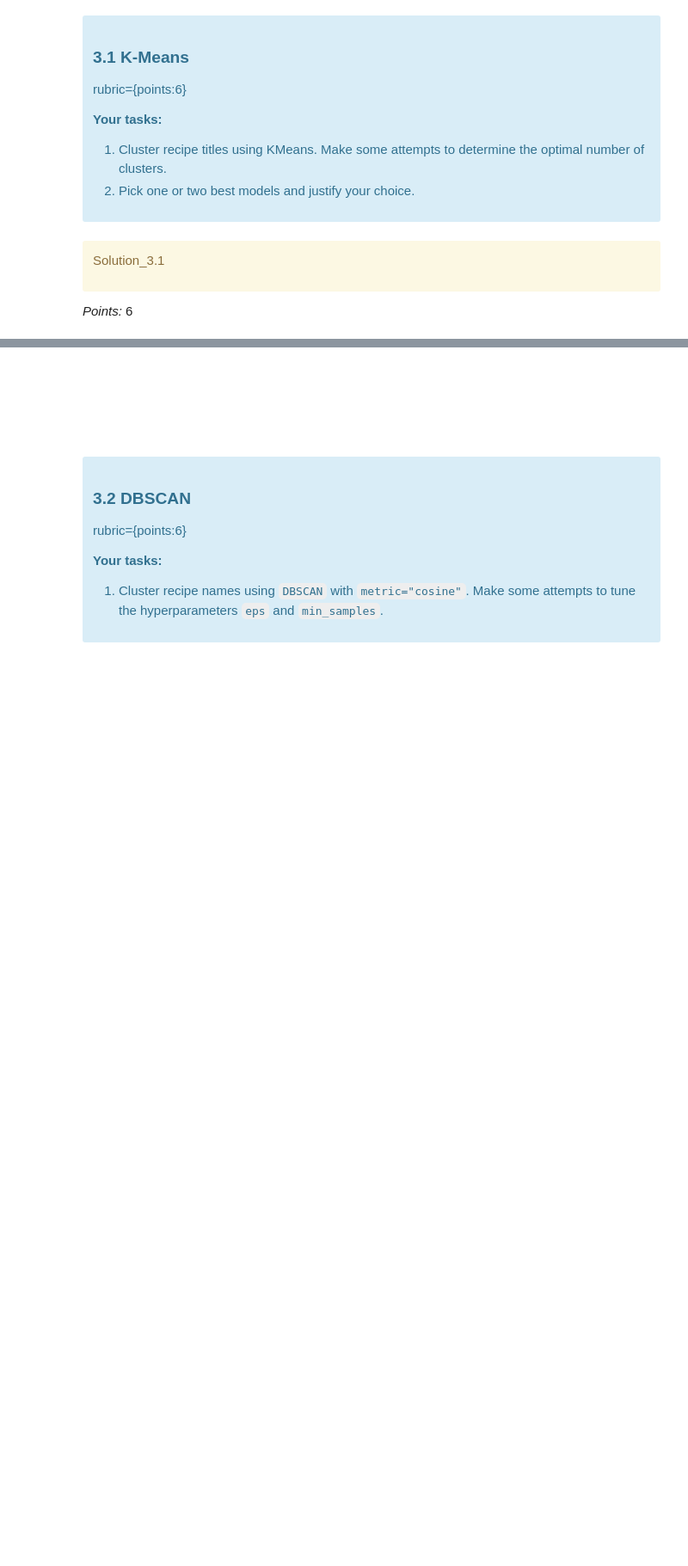
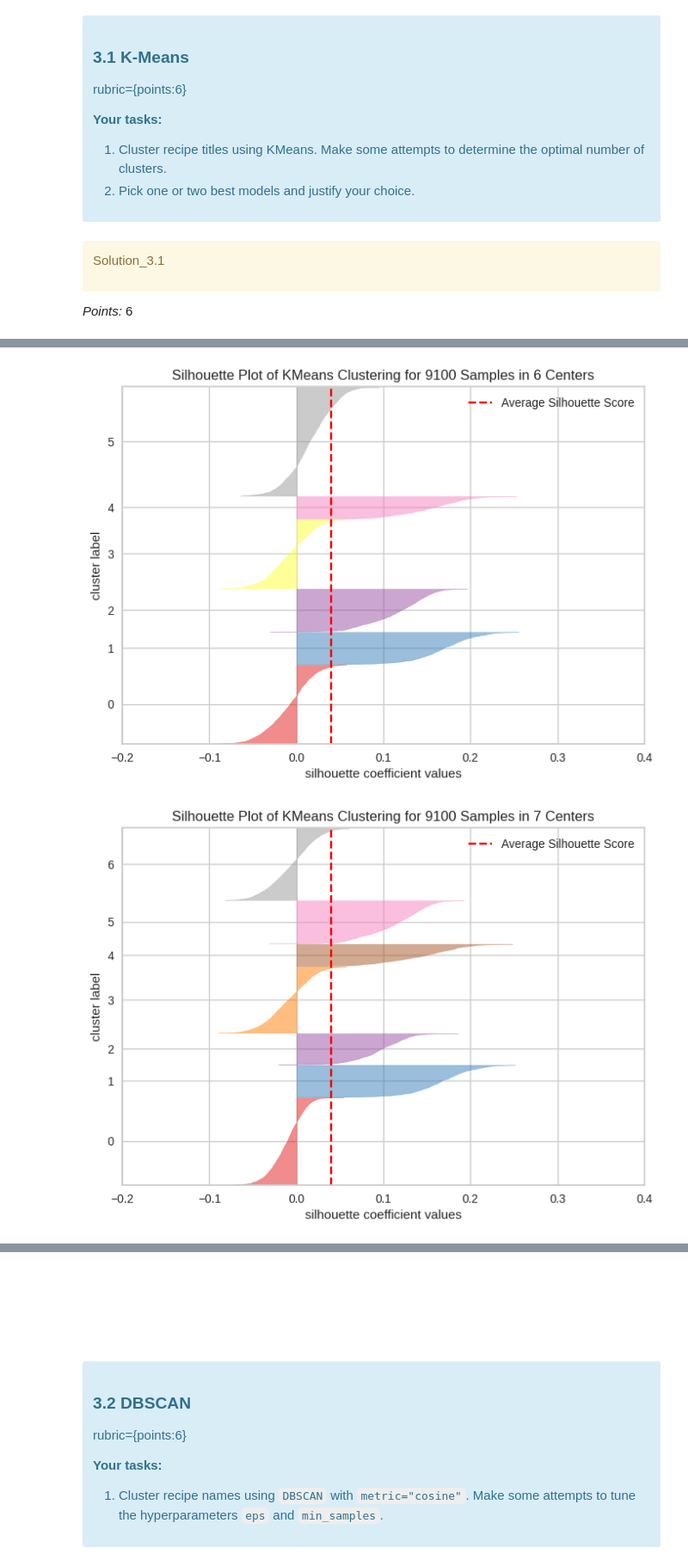
Before and after one commit to divagandhi/hw-6, a Jupyter notebook: hw6.ipynb, the cells around one changed output, grey strips where cells are left out. Shown: that part at 86% size. Cells and saved outputs as stored; diff of their text form; code cells hidden in the pictures; blank space fills up the shorter version.

```diff
--- a/hw6.ipynb
+++ b/hw6.ipynb
@@ -805,0 +1085,10 @@ _Type your answer here, replacing this text._
+# %%
+from yellowbrick.cluster import SilhouetteVisualizer
+for hyperparameter in [6, 7, 8, 9, 10]:
+    k = KMeans(n_clusters=hyperparameter)
+    visualizer = SilhouetteVisualizer(k)
+    visualizer.fit(embeddings)
+    visualizer.show()
+# %% [output]
+[figure, added]
+[figure, added]
```
Also changed, not shown: parts of 51 cells of this notebook.
